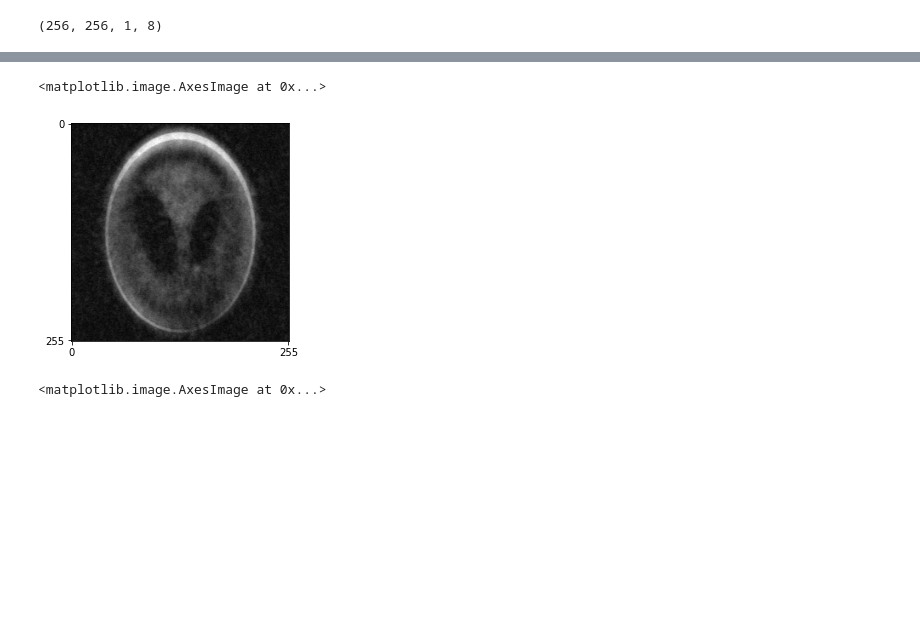
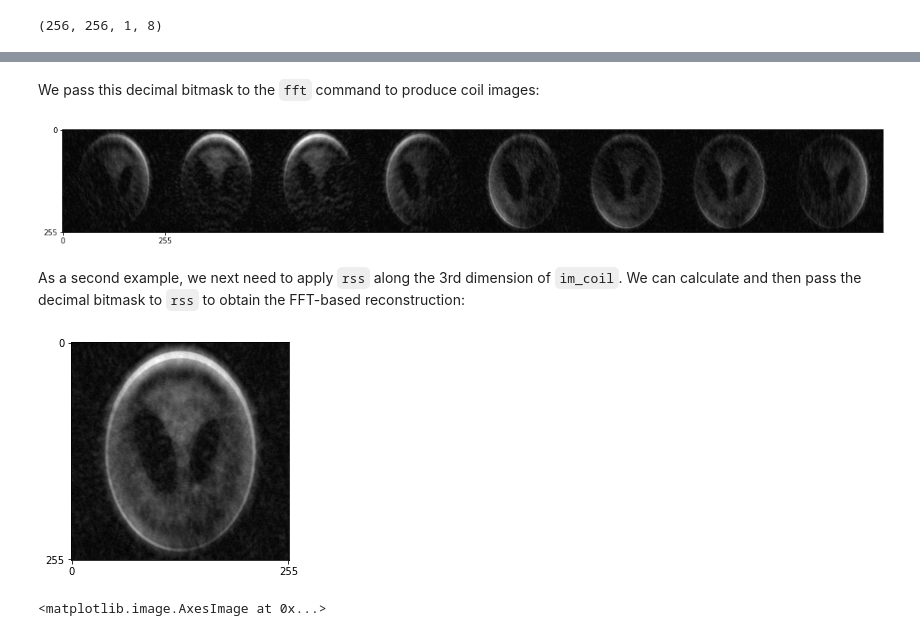
Before and after one commit to gopal-nataraj/bart-webinars, a Jupyter notebook: webinar4/demo.ipynb, the cells around one changed output, grey strips where cells are left out. Drawn from its saved outputs; the diff is of its cells as text; code cells hidden in the pictures; blank space fills up the shorter version.

Commit message:
added markdown for data gen and rss recon to webinar4/demo.ipynb

```diff
--- a/webinar4/demo.ipynb
+++ b/webinar4/demo.ipynb
@@ -16,7 +31,6 @@ ksp_ful_nonoise.shape
 # %%
-# add noise
-noi_var = 3000
-seed = np.random.randint(0, 2**63-1)
+noi_var = 1000
+seed = 20210714
 ksp_ful = bart.bart(1, 'noise -n {} -s {}'.format(noi_var, seed), ksp_ful_nonoise)
 ksp_ful.shape
 # %% [output]
@@ -36,16 +42,9 @@ ax.imshow(abs(im_ful_rss), cmap='gray')
 # %%
-# construct poisson-disk undersampling mask (todo: samples shifted onto cartesian grid?)
-# todo: consider discussing -V option (default: 20)
-# todo: run cell with different options
 acc_y = 3
 acc_z = 1.5
 calib_dim = 16
-mask_args = (nkyz, nkyz, acc_y, acc_z, calib_dim)
-mask = bart.bart(1, 'poisson -Y {} -Z {} -y {} -z {} -C {} -v -e'.format(*mask_args))
-mask = mask.reshape(nkyz, nkyz)
-
-_, ax = plt.subplots()
-ax.set_xticks([0, nkyz-1])
-ax.set_yticks([0, nkyz-1])
-ax.imshow(abs(mask), cmap='gray')
+vdf = 20
+mask_args = (nkyz, nkyz, acc_y, acc_z, calib_dim, vdf)
+mask = bart.bart(1, 'poisson -Y {} -Z {} -y {} -z {} -C {} -V {} -e'.format(*mask_args))
+mask.shape
 # %% [output]
@@ -58,0 +54,12 @@ ksp = bart.bart(1, 'fmac', ksp_ful, mask) # todo: note broadcasting
+# %%
+def disp(im, figsize=(4,4)): # to avoid code repetition
+    _, ax = plt.subplots(figsize=figsize)
+    ax.set_xticks([0, nkyz-1])
+    ax.set_yticks([0, nkyz-1])
+    ax.imshow(abs(im), cmap='gray')
+
+mask.shape = (nkyz, nkyz, 1, 1) # for array broadcasting
+ksp = ksp_ful * mask
+
+mask.shape = (nkyz, nkyz)
+disp(mask)
@@ -59,14 +79,16 @@ ksp = bart.bart(1, 'fmac', ksp_ful, mask) # todo: note broadcasting
+# %% [markdown]
+We pass this decimal bitmask to the `fft` command to produce coil images:
+# %%
+im_coil = bart.bart(1, 'fft -u -i 3', ksp)
+disp(np.concatenate([im_coil[:,:,0,i] for i in range(nc)], 1), figsize=(20,10))
+# %% [output]
+[figure, added]
+# %% [markdown]
+As a second example, we next need to apply `rss` along the 3rd dimension of `im_coil`. We can calculate and then pass the decimal bitmask to `rss` to obtain the FFT-based reconstruction:
 # %%
-# check effect of masking via simple zero-filled reconstruction
-im_coil = bart.bart(1, 'fft -i -u $(bart bitmask 0 1)', ksp)
 im_rss = bart.bart(1, 'rss $(bart bitmask 3)', im_coil)
-
-_, ax = plt.subplots()
-ax.set_xticks([0, nkyz-1])
-ax.set_yticks([0, nkyz-1])
-ax.imshow(abs(im_rss), cmap='gray')
+disp(im_rss)
 # %% [output]
-<matplotlib.image.AxesImage at 0x...>
 [figure]
 # %%
 # simulate low-resolution data for coil sensitivity estimation
```
Also changed, not shown: parts of 26 cells of this notebook.
